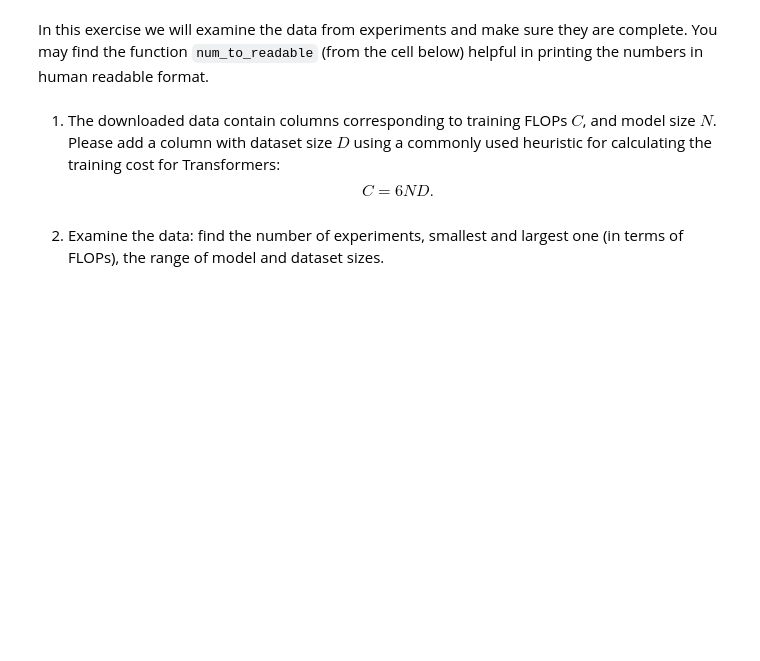
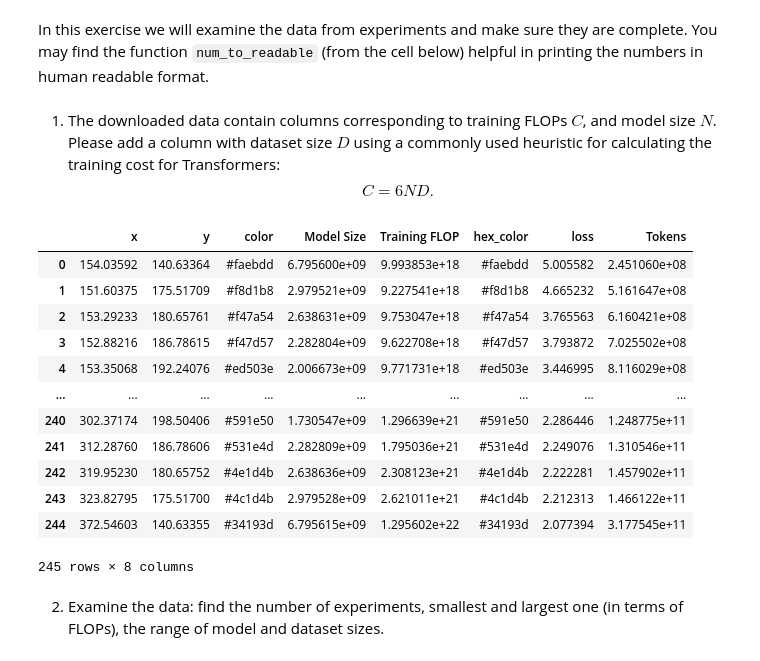
Before and after one commit to MichalSlowakiewicz/Large-Scale-Machine-Learning, a Jupyter notebook: LAB_5_mslowakiewicz.ipynb, the cells around one changed output. Cells and saved outputs as stored; diff of their text form; code cells hidden in the pictures; blank space fills up the shorter version.

```diff
--- a/LAB_5_mslowakiewicz.ipynb
+++ b/LAB_5_mslowakiewicz.ipynb
@@ -64,7 +72,23 @@ def num_to_readable(num):
 # %% [markdown]
 1.   The downloaded data contain columns corresponding to training FLOPs $C$, and model size $N$. Please add a column with dataset size $D$ using a commonly used heuristic for calculating the training cost for Transformers:
 $$C=6ND.$$
+# %%
+data["Tokens"] = data['Training FLOP'] / 6 / data['Model Size']
 # %%
-data["Tokens"] = ...
+data
+# %% [output]
+|  | x | y | color | Model Size | Training FLOP | hex_color | loss | Tokens |
+| 0 | 154.03592 | 140.63364 | #faebdd | 6.795600e+09 | 9.993853e+18 | #faebdd | 5.005582 | 2.451060e+08 |
+| 1 | 151.60375 | 175.51709 | #f8d1b8 | 2.979521e+09 | 9.227541e+18 | #f8d1b8 | 4.665232 | 5.161647e+08 |
+| 2 | 153.29233 | 180.65761 | #f47a54 | 2.638631e+09 | 9.753047e+18 | #f47a54 | 3.765563 | 6.160421e+08 |
+| 3 | 152.88216 | 186.78615 | #f47d57 | 2.282804e+09 | 9.622708e+18 | #f47d57 | 3.793872 | 7.025502e+08 |
+| 4 | 153.35068 | 192.24076 | #ed503e | 2.006673e+09 | 9.771731e+18 | #ed503e | 3.446995 | 8.116029e+08 |
+| ... | ... | ... | ... | ... | ... | ... | ... | ... |
+| 240 | 302.37174 | 198.50406 | #591e50 | 1.730547e+09 | 1.296639e+21 | #591e50 | 2.286446 | 1.248775e+11 |
+| 241 | 312.28760 | 186.78606 | #531e4d | 2.282809e+09 | 1.795036e+21 | #531e4d | 2.249076 | 1.310546e+11 |
+| 242 | 319.95230 | 180.65752 | #4e1d4b | 2.638636e+09 | 2.308123e+21 | #4e1d4b | 2.222281 | 1.457902e+11 |
+| 243 | 323.82795 | 175.51700 | #4c1d4b | 2.979528e+09 | 2.621011e+21 | #4c1d4b | 2.212313 | 1.466122e+11 |
+| 244 | 372.54603 | 140.63355 | #34193d | 6.795615e+09 | 1.295602e+22 | #34193d | 2.077394 | 3.177545e+11 |
+245 rows × 8 columns
 # %% [markdown]
 2.   Examine the data: find the number of experiments, smallest and largest one (in terms of FLOPs), the range of model and dataset sizes.
```
Also changed, not shown: parts of 8 cells of this notebook.
